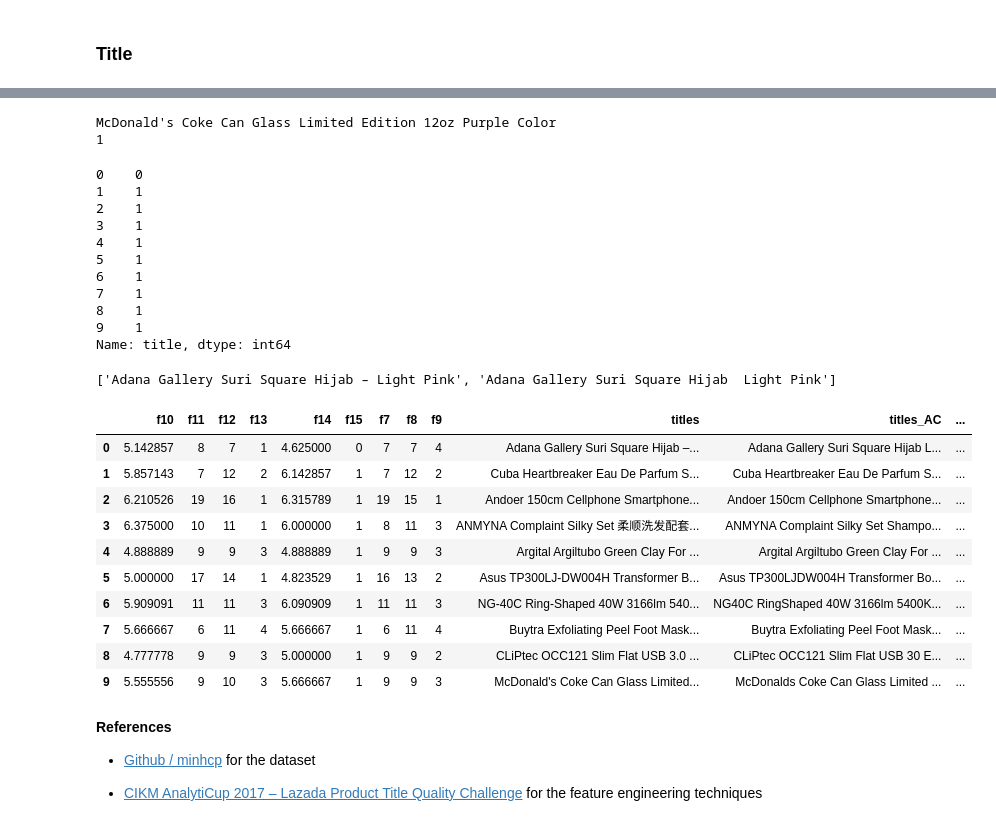
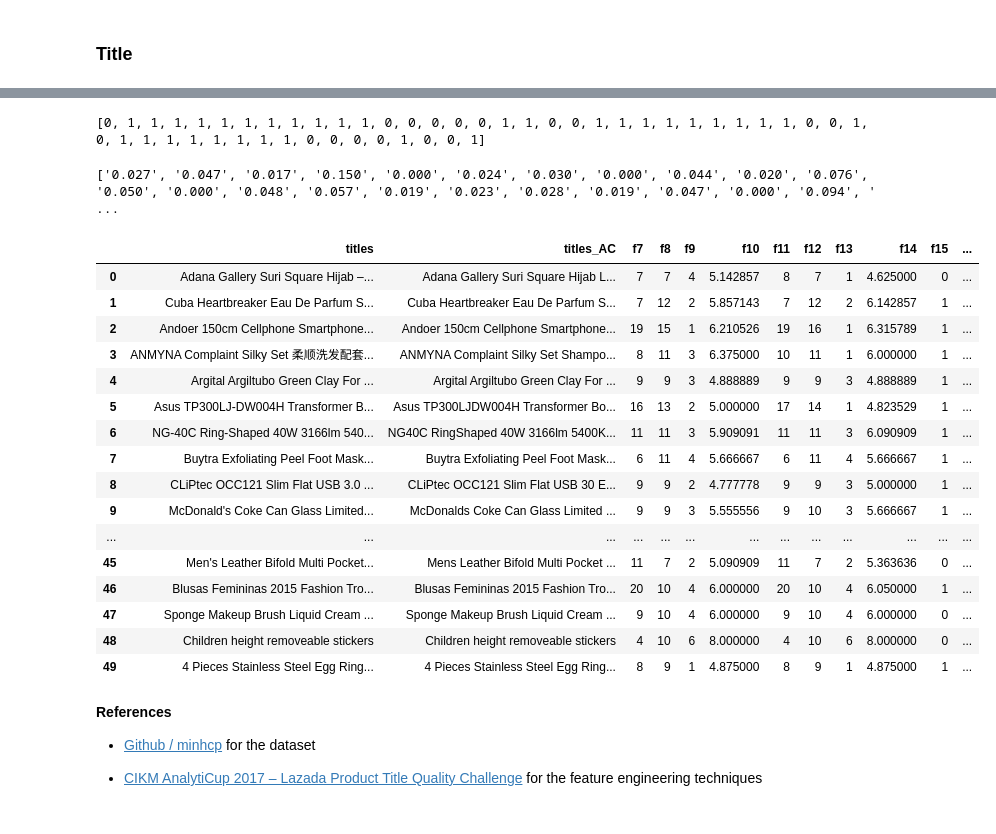
Before and after one commit to bryanblackbee/ds-learning-journey, a Jupyter notebook: jupyter_notebook/studies/0-in-progress/lazada-cikm-2017/lzd-cikm-feature-engineering-1.ipynb, the cells around one changed output, grey strips where cells are left out. Cells and saved outputs as stored; diff of their text form; code cells hidden in the pictures.

```diff
--- a/jupyter_notebook/studies/0-in-progress/lazada-cikm-2017/lzd-cikm-feature-engineering-1.ipynb
+++ b/jupyter_notebook/studies/0-in-progress/lazada-cikm-2017/lzd-cikm-feature-engineering-1.ipynb
@@ -146,0 +79,9 @@ Name: title, dtype: float64
+# %%
+# Extract the dataset
+titles = df['title'].head(50)
+# %%
+titles_AC = titles.apply(remove_non_alphanumeric_chars)
+for (t,u) in zip(titles,titles_AC):
+    print(t)
+    print(u)
+    print()
@@ -146,0 +106,7 @@ Name: title, dtype: float64
+# %%
+f7, f8, f9, f10 = [titles_AC.apply(feat_eng__num_words),
+                  titles_AC.apply(feat_eng__max_length),
+                  titles_AC.apply(feat_eng__min_length),
+                  titles_AC.apply(feat_eng__mean_length)]
+for (a, b, c, d) in zip(f7, f8, f9, f10):
+    print("{:3d},{:3d},{:2d},{:5.2f}".format(a,b,c,d))
@@ -165,50 +156,40 @@ for (a, b, c, d) in zip(f11, f12, f13, f14):
-# %%
-print(t)
-print(feat_eng__contains_digit(t))
-# %% [output]
-McDonald's Coke Can Glass Limited Edition 12oz Purple Color
-1
 # %%
 f15 = titles.apply(feat_eng__contains_digit)
-print(f15)
+print(f15.tolist())
 # %% [output]
-0    0
-1    1
-2    1
-3    1
-4    1
-5    1
-6    1
-7    1
-8    1
-9    1
-Name: title, dtype: int64
+[0, 1, 1, 1, 1, 1, 1, 1, 1, 1, 1, 1, 0, 0, 0, 0, 0, 1, 1, 0, 0, 1, 1, 1, 1, 1, 1, 1, 1, 1, 0, 0, 1, 0, 1, 1, 1, 1, 1, 1, 1, 1, 0, 0, 0, 0, 1, 0, 0, 1]
-# %%
-t_list = [titles.iloc[0], titles_AC.iloc[0]]
-print(t_list)
-# %% [output]
-['Adana Gallery Suri Square Hijab – Light Pink', 'Adana Gallery Suri Square Hijab  Light Pink']
+# %%
+f16 = titles.apply(feat_eng__pct_non_alphanumeric)
+print(["{:.3f}".format(i) for i in f16.tolist()])
+# %% [output]
+['0.027', '0.047', '0.017', '0.150', '0.000', '0.024', '0.030', '0.000', '0.044', '0.020', '0.076', '0.050', '0.000', '0.048', '0.057', '0.019', '0.023', '0.028', '0.019', '0.047', '0.000', '0.094', ' ...
 # %%
 titles_feats = pd.DataFrame({'titles' : titles,
                              'titles_AC' : titles_AC,
                              'f7' : f7, 'f8' : f8,
                              'f9' : f9, 'f10' : f10,
                              'f11' : f11, 'f12' : f12,
-                             'f13' : f13, 'f14' : f14, 'f15' : f15})
-titles_feats['f16'] = titles_feats[['titles', 'titles_AC']].apply(feat_eng__pct_non_alphanumeric,axis=1)
-display(titles_feats)
+                             'f13' : f13, 'f14' : f14, 'f15' : f15, 'f16' : f16})
+
+display(titles_feats[['titles','titles_AC','f7','f8','f9','f10','f11','f12','f13','f14','f15','f16']])
 # %% [output]
-|  | f10 | f11 | f12 | f13 | f14 | f15 | f7 | f8 | f9 | titles | titles_AC | ... |
-| 0 | 5.142857 | 8 | 7 | 1 | 4.625000 | 0 | 7 | 7 | 4 | Adana Gallery Suri Square Hijab –... | Adana Gallery Suri Square Hijab L... | ... |
-| 1 | 5.857143 | 7 | 12 | 2 | 6.142857 | 1 | 7 | 12 | 2 | Cuba Heartbreaker Eau De Parfum S... | Cuba Heartbreaker Eau De Parfum S... | ... |
-| 2 | 6.210526 | 19 | 16 | 1 | 6.315789 | 1 | 19 | 15 | 1 | Andoer 150cm Cellphone Smartphone... | Andoer 150cm Cellphone Smartphone... | ... |
-| 3 | 6.375000 | 10 | 11 | 1 | 6.000000 | 1 | 8 | 11 | 3 | ANMYNA Complaint Silky Set 柔顺洗发配套... | ANMYNA Complaint Silky Set Shampo... | ... |
-| 4 | 4.888889 | 9 | 9 | 3 | 4.888889 | 1 | 9 | 9 | 3 | Argital Argiltubo Green Clay For ... | Argital Argiltubo Green Clay For ... | ... |
-| 5 | 5.000000 | 17 | 14 | 1 | 4.823529 | 1 | 16 | 13 | 2 | Asus TP300LJ-DW004H Transformer B... | Asus TP300LJDW004H Transformer Bo... | ... |
-| 6 | 5.909091 | 11 | 11 | 3 | 6.090909 | 1 | 11 | 11 | 3 | NG-40C Ring-Shaped 40W 3166lm 540... | NG40C RingShaped 40W 3166lm 5400K... | ... |
-| 7 | 5.666667 | 6 | 11 | 4 | 5.666667 | 1 | 6 | 11 | 4 | Buytra Exfoliating Peel Foot Mask... | Buytra Exfoliating Peel Foot Mask... | ... |
-| 8 | 4.777778 | 9 | 9 | 3 | 5.000000 | 1 | 9 | 9 | 2 | CLiPtec OCC121 Slim Flat USB 3.0 ... | CLiPtec OCC121 Slim Flat USB 30 E... | ... |
-| 9 | 5.555556 | 9 | 10 | 3 | 5.666667 | 1 | 9 | 9 | 3 | McDonald's Coke Can Glass Limited... | McDonalds Coke Can Glass Limited ... | ... |
+|  | titles | titles_AC | f7 | f8 | f9 | f10 | f11 | f12 | f13 | f14 | f15 | ... |
+| 0 | Adana Gallery Suri Square Hijab –... | Adana Gallery Suri Square Hijab L... | 7 | 7 | 4 | 5.142857 | 8 | 7 | 1 | 4.625000 | 0 | ... |
+| 1 | Cuba Heartbreaker Eau De Parfum S... | Cuba Heartbreaker Eau De Parfum S... | 7 | 12 | 2 | 5.857143 | 7 | 12 | 2 | 6.142857 | 1 | ... |
+| 2 | Andoer 150cm Cellphone Smartphone... | Andoer 150cm Cellphone Smartphone... | 19 | 15 | 1 | 6.210526 | 19 | 16 | 1 | 6.315789 | 1 | ... |
+| 3 | ANMYNA Complaint Silky Set 柔顺洗发配套... | ANMYNA Complaint Silky Set Shampo... | 8 | 11 | 3 | 6.375000 | 10 | 11 | 1 | 6.000000 | 1 | ... |
+| 4 | Argital Argiltubo Green Clay For ... | Argital Argiltubo Green Clay For ... | 9 | 9 | 3 | 4.888889 | 9 | 9 | 3 | 4.888889 | 1 | ... |
+| 5 | Asus TP300LJ-DW004H Transformer B... | Asus TP300LJDW004H Transformer Bo... | 16 | 13 | 2 | 5.000000 | 17 | 14 | 1 | 4.823529 | 1 | ... |
+| 6 | NG-40C Ring-Shaped 40W 3166lm 540... | NG40C RingShaped 40W 3166lm 5400K... | 11 | 11 | 3 | 5.909091 | 11 | 11 | 3 | 6.090909 | 1 | ... |
+| 7 | Buytra Exfoliating Peel Foot Mask... | Buytra Exfoliating Peel Foot Mask... | 6 | 11 | 4 | 5.666667 | 6 | 11 | 4 | 5.666667 | 1 | ... |
+| 8 | CLiPtec OCC121 Slim Flat USB 3.0 ... | CLiPtec OCC121 Slim Flat USB 30 E... | 9 | 9 | 2 | 4.777778 | 9 | 9 | 3 | 5.000000 | 1 | ... |
+| 9 | McDonald's Coke Can Glass Limited... | McDonalds Coke Can Glass Limited ... | 9 | 9 | 3 | 5.555556 | 9 | 10 | 3 | 5.666667 | 1 | ... |
+| ... | ... | ... | ... | ... | ... | ... | ... | ... | ... | ... | ... | ... |
+| 45 | Men's Leather Bifold Multi Pocket... | Mens Leather Bifold Multi Pocket ... | 11 | 7 | 2 | 5.090909 | 11 | 7 | 2 | 5.363636 | 0 | ... |
+| 46 | Blusas Femininas 2015 Fashion Tro... | Blusas Femininas 2015 Fashion Tro... | 20 | 10 | 4 | 6.000000 | 20 | 10 | 4 | 6.050000 | 1 | ... |
+| 47 | Sponge Makeup Brush Liquid Cream ... | Sponge Makeup Brush Liquid Cream ... | 9 | 10 | 4 | 6.000000 | 9 | 10 | 4 | 6.000000 | 0 | ... |
+| 48 | Children height removeable stickers | Children height removeable stickers | 4 | 10 | 6 | 8.000000 | 4 | 10 | 6 | 8.000000 | 0 | ... |
+| 49 | 4 Pieces Stainless Steel Egg Ring... | 4 Pieces Stainless Steel Egg Ring... | 8 | 9 | 1 | 4.875000 | 8 | 9 | 1 | 4.875000 | 1 | ... |
 # %% [markdown]
 **References**
 
```
Also changed, not shown: parts of 15 cells of this notebook, 1 other file.
